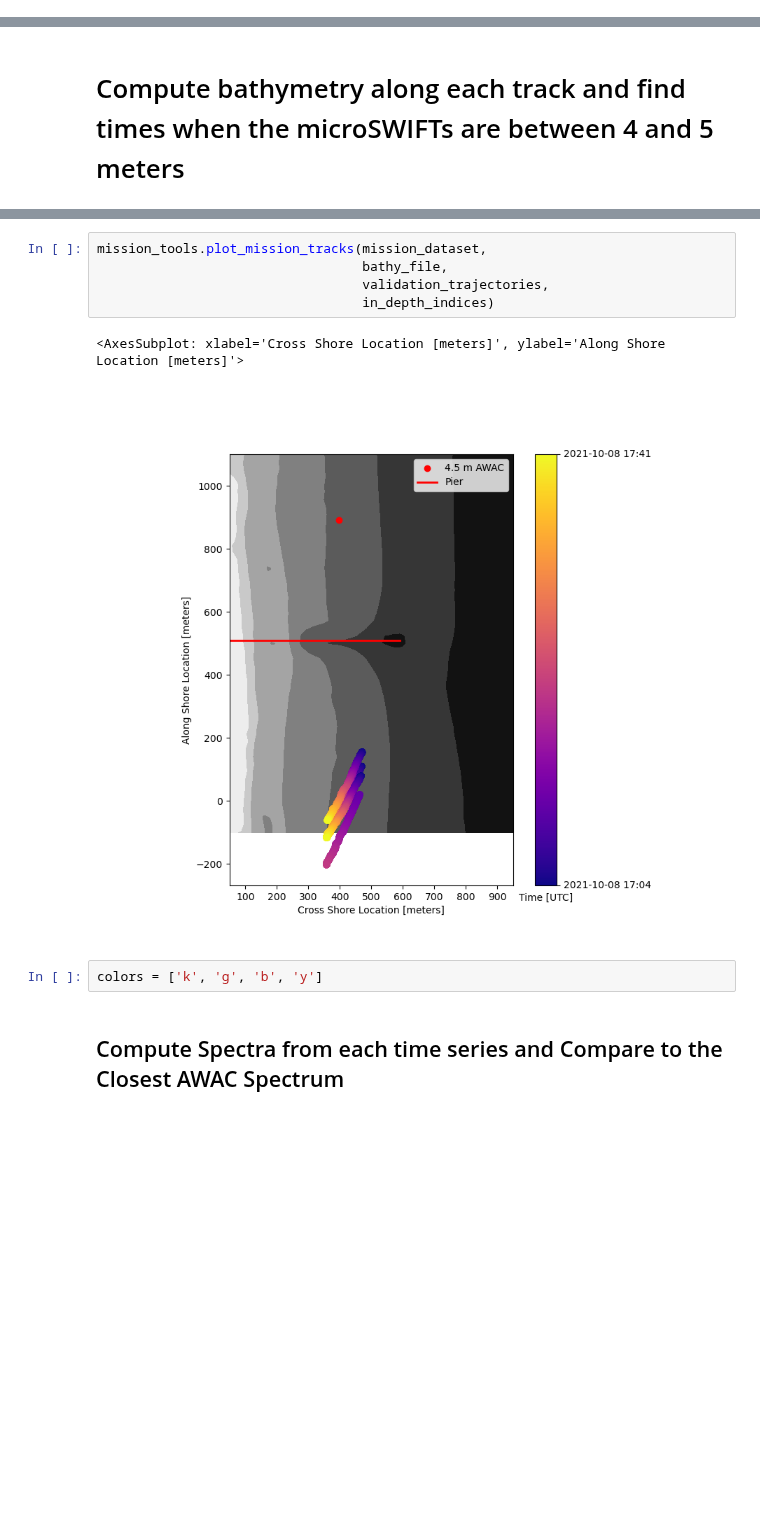
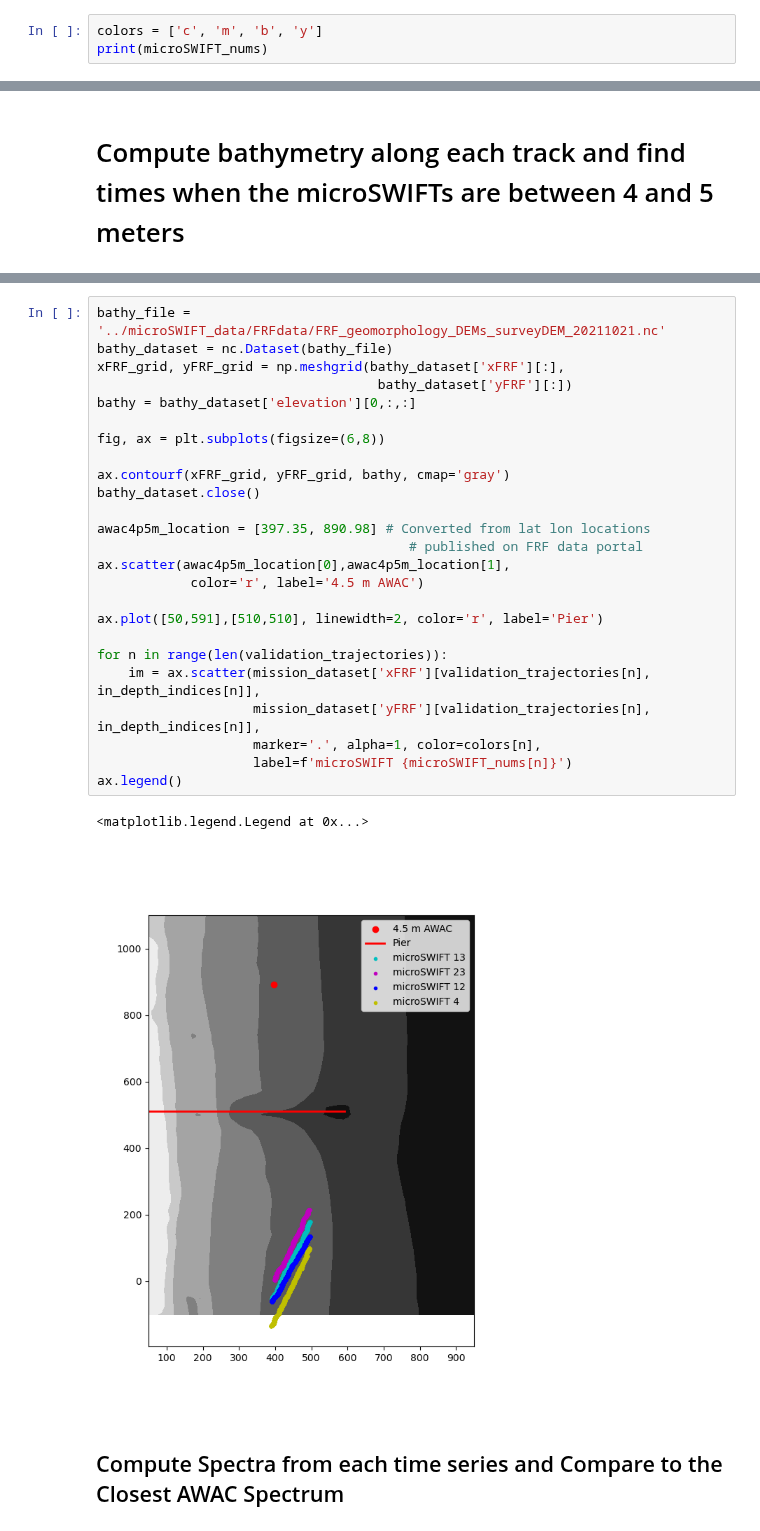
Before and after one commit to SASlabgroup/DUNEXMainExp, a Jupyter notebook: analysis/spectral_validation.ipynb, the cells around one changed output, grey strips where cells are left out. Cells and saved outputs as stored; diff of their text form; blank space fills up the shorter version.

```diff
--- a/analysis/spectral_validation.ipynb
+++ b/analysis/spectral_validation.ipynb
@@ -69,3 +74,6 @@ mission_tools.plot_mission_tracks(mission_dataset, bathy_file, validation_trajec
 [40 13 14 22 24 23 12  4 39 38 17 19 21 20 18 11 29 56 57]
 <AxesSubplot: xlabel='Cross Shore Location [meters]', ylabel='Along Shore Location [meters]'>
 [figure]
+# %%
+colors = ['c', 'm', 'b', 'y']
+print(microSWIFT_nums)
@@ -91,13 +101,31 @@ for n in np.arange(bathy_along_tracks.shape[0]):
-# %%
-mission_tools.plot_mission_tracks(mission_dataset,
-                                  bathy_file,
-                                  validation_trajectories,
-                                  in_depth_indices)
-# %% [output]
-<AxesSubplot: xlabel='Cross Shore Location [meters]', ylabel='Along Shore Location [meters]'>
-[figure, removed]
-# %%
-colors = ['k', 'g', 'b', 'y']
+# %%
+bathy_file = '../microSWIFT_data/FRFdata/FRF_geomorphology_DEMs_surveyDEM_20211021.nc'
+bathy_dataset = nc.Dataset(bathy_file)
+xFRF_grid, yFRF_grid = np.meshgrid(bathy_dataset['xFRF'][:],
+                                    bathy_dataset['yFRF'][:])
+bathy = bathy_dataset['elevation'][0,:,:]
+
+fig, ax = plt.subplots(figsize=(6,8))
+
+ax.contourf(xFRF_grid, yFRF_grid, bathy, cmap='gray')
+bathy_dataset.close()
+
+awac4p5m_location = [397.35, 890.98] # Converted from lat lon locations
+                                        # published on FRF data portal
+ax.scatter(awac4p5m_location[0],awac4p5m_location[1],
+            color='r', label='4.5 m AWAC')
+
+ax.plot([50,591],[510,510], linewidth=2, color='r', label='Pier')
+
+for n in range(len(validation_trajectories)):
+    im = ax.scatter(mission_dataset['xFRF'][validation_trajectories[n], in_depth_indices[n]],
+                    mission_dataset['yFRF'][validation_trajectories[n], in_depth_indices[n]],
+                    marker='.', alpha=1, color=colors[n],
+                    label=f'microSWIFT {microSWIFT_nums[n]}')
+ax.legend()
+# %% [output]
+<matplotlib.legend.Legend at 0x...>
+[figure, added]
 # %% [markdown]
 ## Compute Spectra from each time series and Compare to the Closest AWAC Spectrum
 # %%
```
Also changed, not shown: parts of 6 cells of this notebook, 6 other files.
